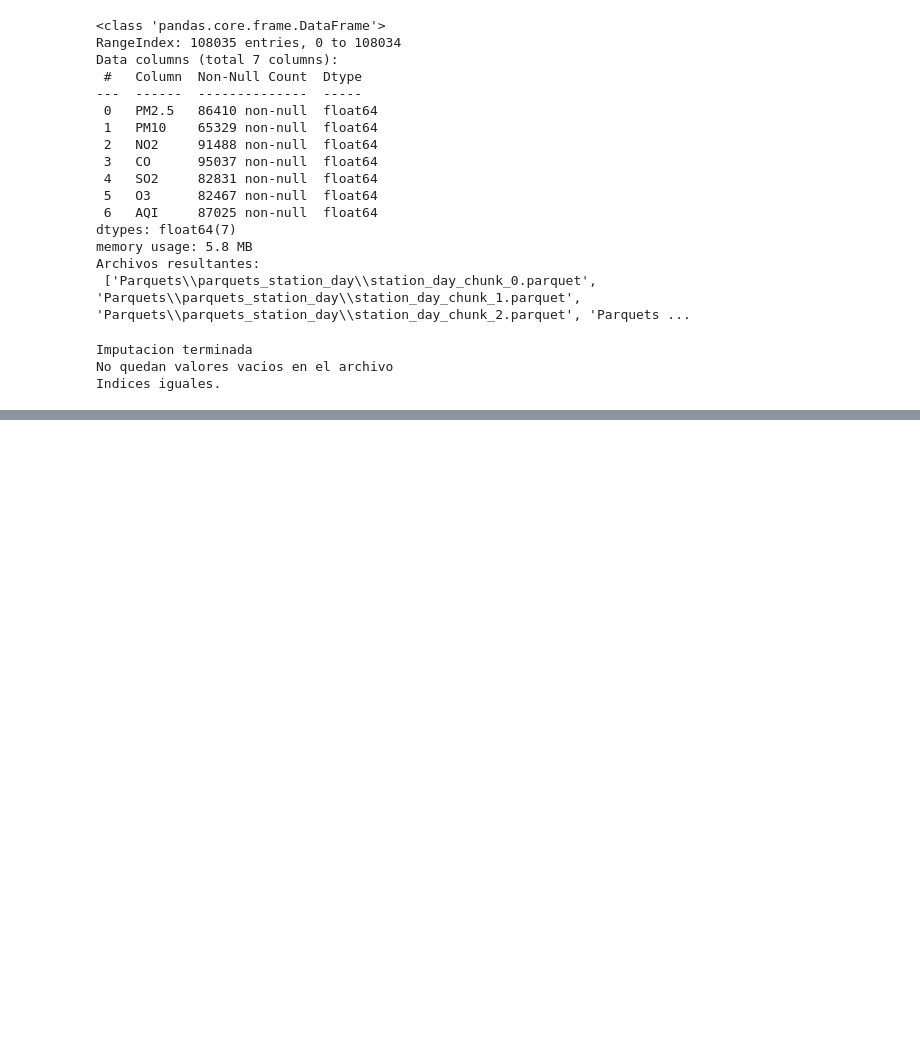
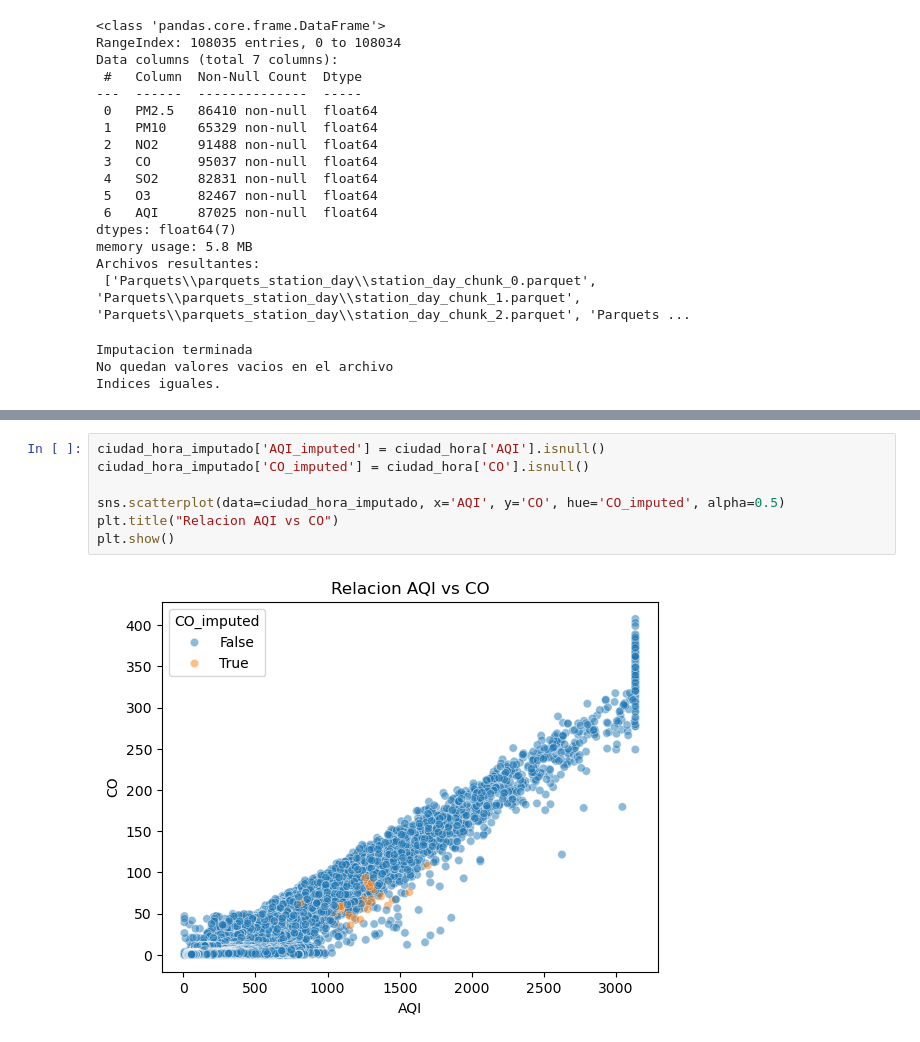
Before and after one commit to AlejandroTTD/Air-Quality-in-India-2015-2020-, a Jupyter notebook: CodePrj.ipynb, the cells around one changed output, grey strips where cells are left out. Saved outputs shown, nothing was run; the diff lists cells and outputs as text; blank space fills up the shorter version.

```diff
--- a/CodePrj.ipynb
+++ b/CodePrj.ipynb
@@ -497,0 +668,9 @@ Indices iguales.
+# %%
+ciudad_hora_imputado['AQI_imputed'] = ciudad_hora['AQI'].isnull()
+ciudad_hora_imputado['CO_imputed'] = ciudad_hora['CO'].isnull()
+
+sns.scatterplot(data=ciudad_hora_imputado, x='AQI', y='CO', hue='CO_imputed', alpha=0.5)
+plt.title("Relacion AQI vs CO")
+plt.show()
+# %% [output]
+[figure, added]
```
Also changed, not shown: parts of 20 cells of this notebook.
